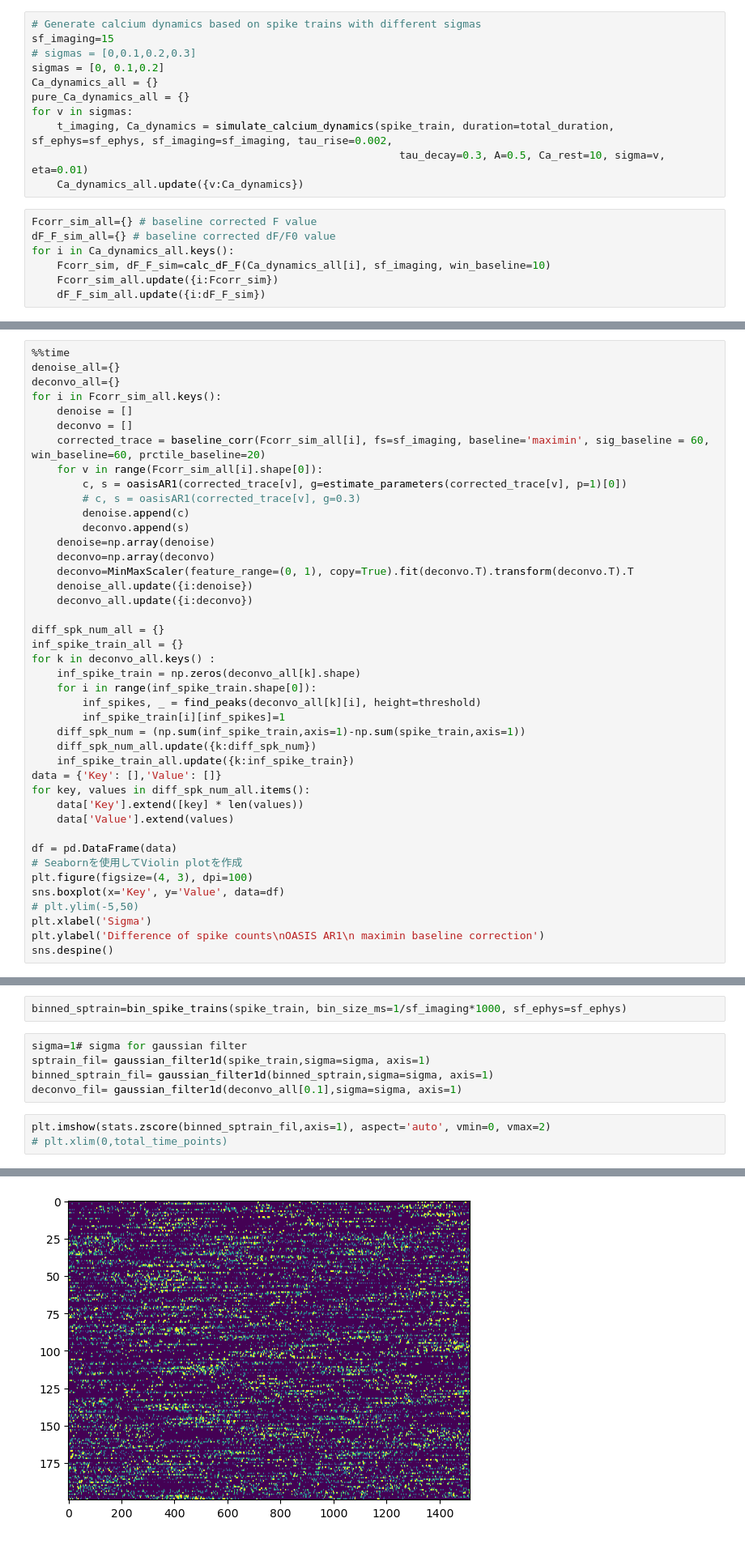
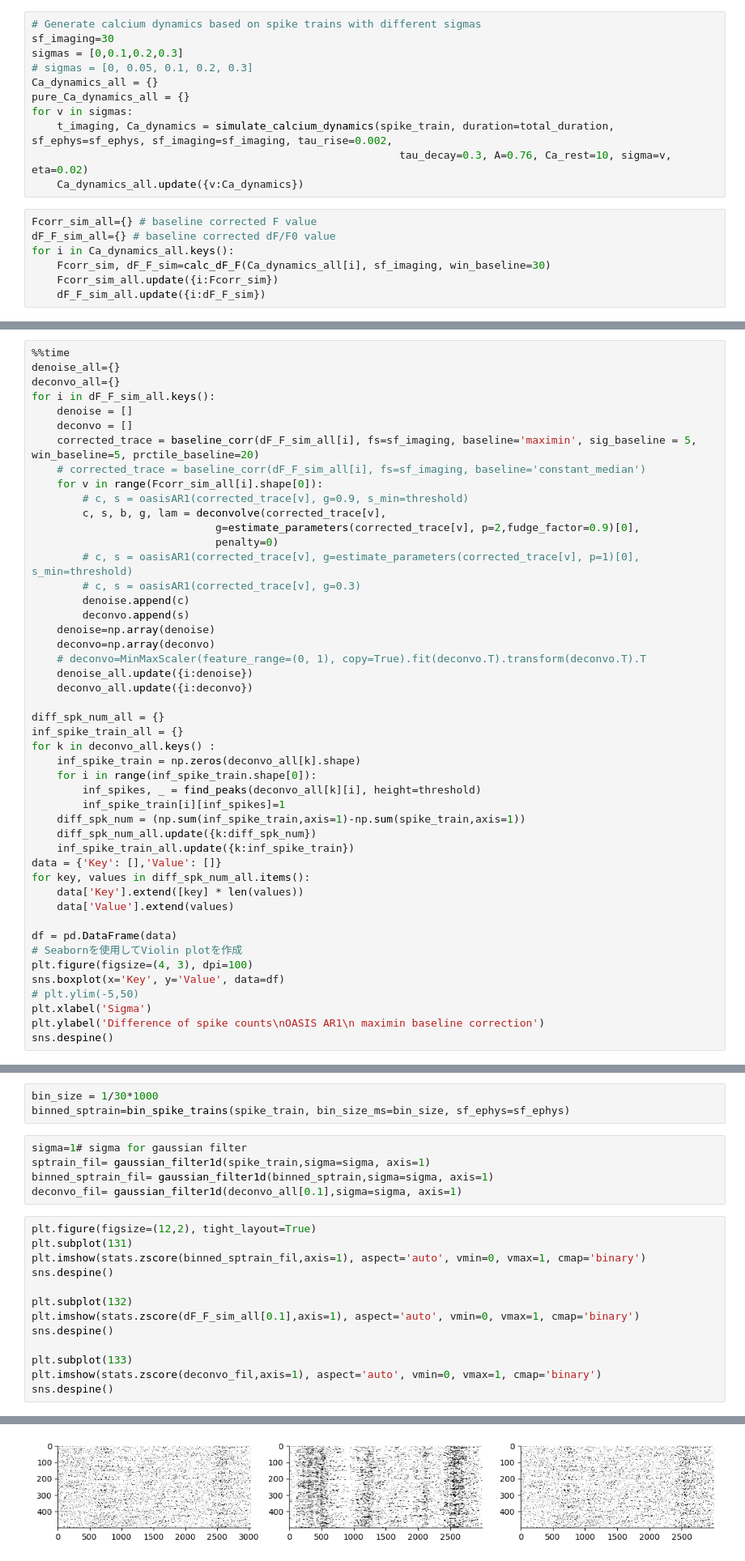
Before and after one commit to yoshihito-saito/Spike_deconvolution_simulation, a Jupyter notebook: Simulate_Deconvolution_gp.ipynb, the cells around one changed output, grey strips where cells are left out. Shown at 81% size. Saved outputs shown, nothing was run; the diff lists cells and outputs as text.

```diff
--- a/Simulate_Deconvolution_gp.ipynb
+++ b/Simulate_Deconvolution_gp.ipynb
@@ -258,19 +247,19 @@ Text(0.5, 0, 'mean firing rate (Hz)')
 # %%
 # Generate calcium dynamics based on spike trains with different sigmas
-sf_imaging=15
-# sigmas = [0,0.1,0.2,0.3]
-sigmas = [0, 0.1,0.2]
+sf_imaging=30
+sigmas = [0,0.1,0.2,0.3]
+# sigmas = [0, 0.05, 0.1, 0.2, 0.3]
 Ca_dynamics_all = {}
 pure_Ca_dynamics_all = {}
 for v in sigmas:
     t_imaging, Ca_dynamics = simulate_calcium_dynamics(spike_train, duration=total_duration, sf_ephys=sf_ephys, sf_imaging=sf_imaging, tau_rise=0.002,
-                                                          tau_decay=0.3, A=0.5, Ca_rest=10, sigma=v, eta=0.01)
+                                                          tau_decay=0.3, A=0.76, Ca_rest=10, sigma=v, eta=0.02)
     Ca_dynamics_all.update({v:Ca_dynamics})
 # %%
 Fcorr_sim_all={} # baseline corrected F value
 dF_F_sim_all={} # baseline corrected dF/F0 value
 for i in Ca_dynamics_all.keys():
-    Fcorr_sim, dF_F_sim=calc_dF_F(Ca_dynamics_all[i], sf_imaging, win_baseline=10)
+    Fcorr_sim, dF_F_sim=calc_dF_F(Ca_dynamics_all[i], sf_imaging, win_baseline=30)
     Fcorr_sim_all.update({i:Fcorr_sim})
     dF_F_sim_all.update({i:dF_F_sim})
 # %%
@@ -371,18 +369,23 @@ for k in dF_F_sim_all.keys():
 %%time
 denoise_all={}
 deconvo_all={}
-for i in Fcorr_sim_all.keys():
+for i in dF_F_sim_all.keys():
     denoise = []
     deconvo = []
-    corrected_trace = baseline_corr(Fcorr_sim_all[i], fs=sf_imaging, baseline='maximin', sig_baseline = 60, win_baseline=60, prctile_baseline=20)
+    corrected_trace = baseline_corr(dF_F_sim_all[i], fs=sf_imaging, baseline='maximin', sig_baseline = 5, win_baseline=5, prctile_baseline=20)
+    # corrected_trace = baseline_corr(dF_F_sim_all[i], fs=sf_imaging, baseline='constant_median')
     for v in range(Fcorr_sim_all[i].shape[0]):
-        c, s = oasisAR1(corrected_trace[v], g=estimate_parameters(corrected_trace[v], p=1)[0])
+        # c, s = oasisAR1(corrected_trace[v], g=0.9, s_min=threshold)
+        c, s, b, g, lam = deconvolve(corrected_trace[v],
+                             g=estimate_parameters(corrected_trace[v], p=2,fudge_factor=0.9)[0],
+                             penalty=0)
+        # c, s = oasisAR1(corrected_trace[v], g=estimate_parameters(corrected_trace[v], p=1)[0], s_min=threshold)
         # c, s = oasisAR1(corrected_trace[v], g=0.3)
         denoise.append(c)
         deconvo.append(s)
     denoise=np.array(denoise)
     deconvo=np.array(deconvo)
-    deconvo=MinMaxScaler(feature_range=(0, 1), copy=True).fit(deconvo.T).transform(deconvo.T).T
+    # deconvo=MinMaxScaler(feature_range=(0, 1), copy=True).fit(deconvo.T).transform(deconvo.T).T
     denoise_all.update({i:denoise})
     deconvo_all.update({i:deconvo})
 
@@ -440,13 +443,24 @@ def bin_spike_trains(spike_train, bin_size_ms, sf_ephys):
 
     return binned_sptrain.astype('float')
 # %%
-binned_sptrain=bin_spike_trains(spike_train, bin_size_ms=1/sf_imaging*1000, sf_ephys=sf_ephys)
+bin_size = 1/30*1000
+binned_sptrain=bin_spike_trains(spike_train, bin_size_ms=bin_size, sf_ephys=sf_ephys)
 # %%
 sigma=1# sigma for gaussian filter
 sptrain_fil= gaussian_filter1d(spike_train,sigma=sigma, axis=1)
 binned_sptrain_fil= gaussian_filter1d(binned_sptrain,sigma=sigma, axis=1)
 deconvo_fil= gaussian_filter1d(deconvo_all[0.1],sigma=sigma, axis=1)
 # %%
-plt.imshow(stats.zscore(binned_sptrain_fil,axis=1), aspect='auto', vmin=0, vmax=2)
-# plt.xlim(0,total_time_points)
+plt.figure(figsize=(12,2), tight_layout=True)
+plt.subplot(131)
+plt.imshow(stats.zscore(binned_sptrain_fil,axis=1), aspect='auto', vmin=0, vmax=1, cmap='binary')
+sns.despine()
+
+plt.subplot(132)
+plt.imshow(stats.zscore(dF_F_sim_all[0.1],axis=1), aspect='auto', vmin=0, vmax=1, cmap='binary')
+sns.despine()
+
+plt.subplot(133)
+plt.imshow(stats.zscore(deconvo_fil,axis=1), aspect='auto', vmin=0, vmax=1, cmap='binary')
+sns.despine()
 # %% [output]
@@ -454 +467 @@ plt.imshow(stats.zscore(binned_sptrain_fil,axis=1), aspect='auto', vmin=0, vmax=
-[figure, old version]
+[figure, new version]
```
Also changed, not shown: parts of 34 cells of this notebook.
